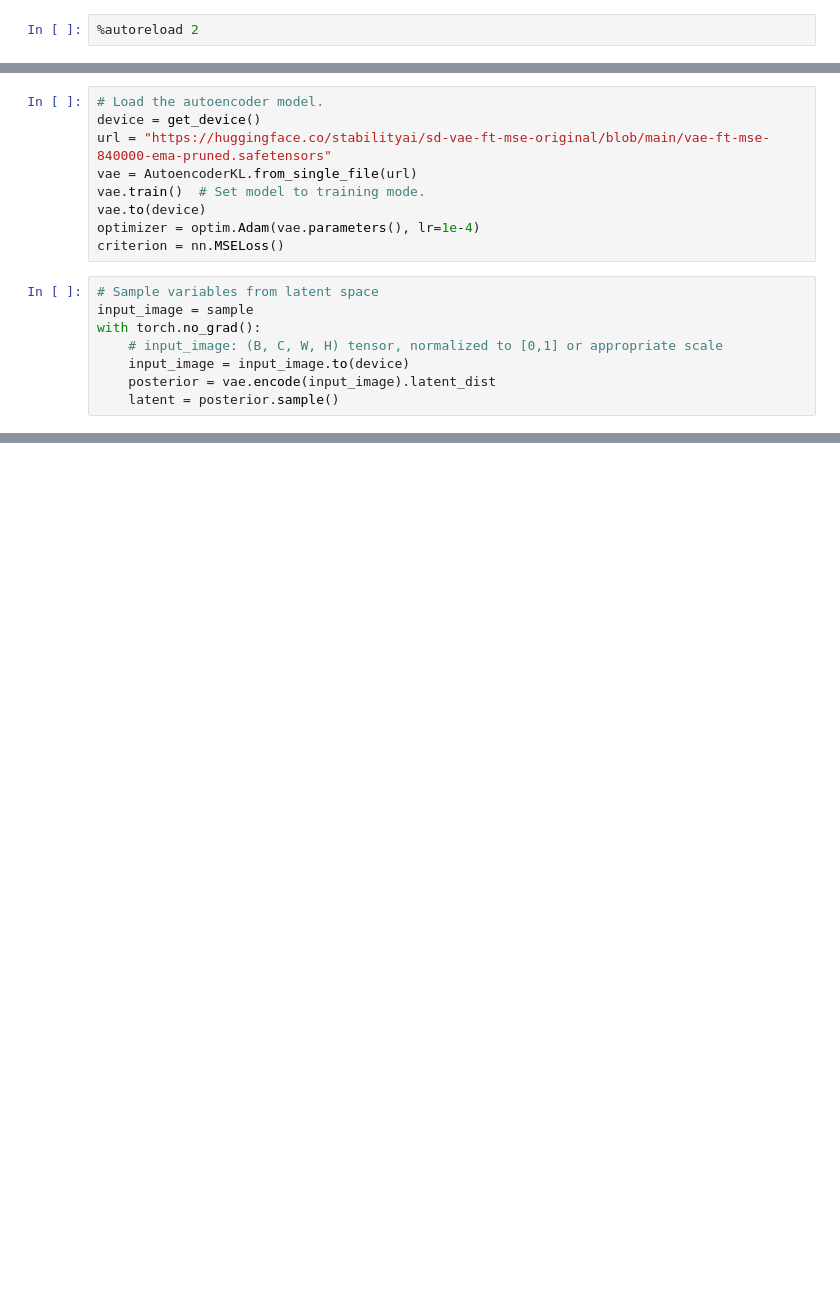
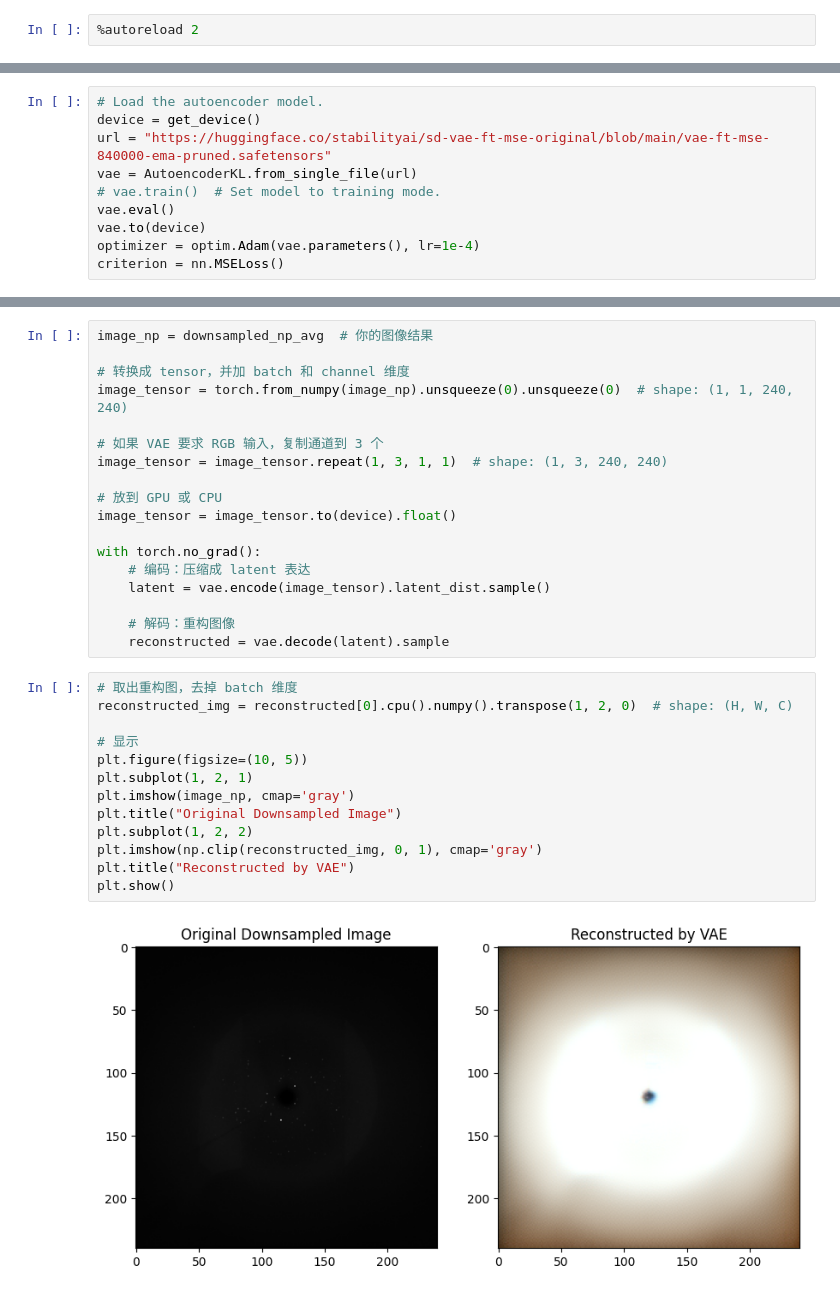
Before and after one commit to jmunetong/autoregression, a Jupyter notebook: xplore.ipynb, the cells around one changed output, grey strips where cells are left out. Drawn from its saved outputs; the diff is of its cells as text; blank space fills up the shorter version.

```diff
--- a/xplore.ipynb
+++ b/xplore.ipynb
@@ -97,15 +149,8 @@ plt.show()
 device = get_device()
 url = "https://huggingface.co/stabilityai/sd-vae-ft-mse-original/blob/main/vae-ft-mse-840000-ema-pruned.safetensors"
 vae = AutoencoderKL.from_single_file(url)
-vae.train()  # Set model to training mode.
+# vae.train()  # Set model to training mode.
+vae.eval()
 vae.to(device)
 optimizer = optim.Adam(vae.parameters(), lr=1e-4)
 criterion = nn.MSELoss()
-# %%
-# Sample variables from latent space
-input_image = sample
-with torch.no_grad():
-    # input_image: (B, C, W, H) tensor, normalized to [0,1] or appropriate scale
-    input_image = input_image.to(device)
-    posterior = vae.encode(input_image).latent_dist
-    latent = posterior.sample()
@@ -183,0 +157,33 @@ for i in range(recon_first_ch.shape[0]):
+# %%
+image_np = downsampled_np_avg  # 你的图像结果
+
+# 转换成 tensor，并加 batch 和 channel 维度
+image_tensor = torch.from_numpy(image_np).unsqueeze(0).unsqueeze(0)  # shape: (1, 1, 240, 240)
+
+# 如果 VAE 要求 RGB 输入，复制通道到 3 个
+image_tensor = image_tensor.repeat(1, 3, 1, 1)  # shape: (1, 3, 240, 240)
+
+# 放到 GPU 或 CPU
+image_tensor = image_tensor.to(device).float()
+
+with torch.no_grad():
+    # 编码：压缩成 latent 表达
+    latent = vae.encode(image_tensor).latent_dist.sample()
+
+    # 解码：重构图像
+    reconstructed = vae.decode(latent).sample
+# %%
+# 取出重构图，去掉 batch 维度
+reconstructed_img = reconstructed[0].cpu().numpy().transpose(1, 2, 0)  # shape: (H, W, C)
+
+# 显示
+plt.figure(figsize=(10, 5))
+plt.subplot(1, 2, 1)
+plt.imshow(image_np, cmap='gray')
+plt.title("Original Downsampled Image")
+plt.subplot(1, 2, 2)
+plt.imshow(np.clip(reconstructed_img, 0, 1), cmap='gray')
+plt.title("Reconstructed by VAE")
+plt.show()
+# %% [output]
+[figure, added]
```
Also changed, not shown: parts of 29 cells of this notebook.
